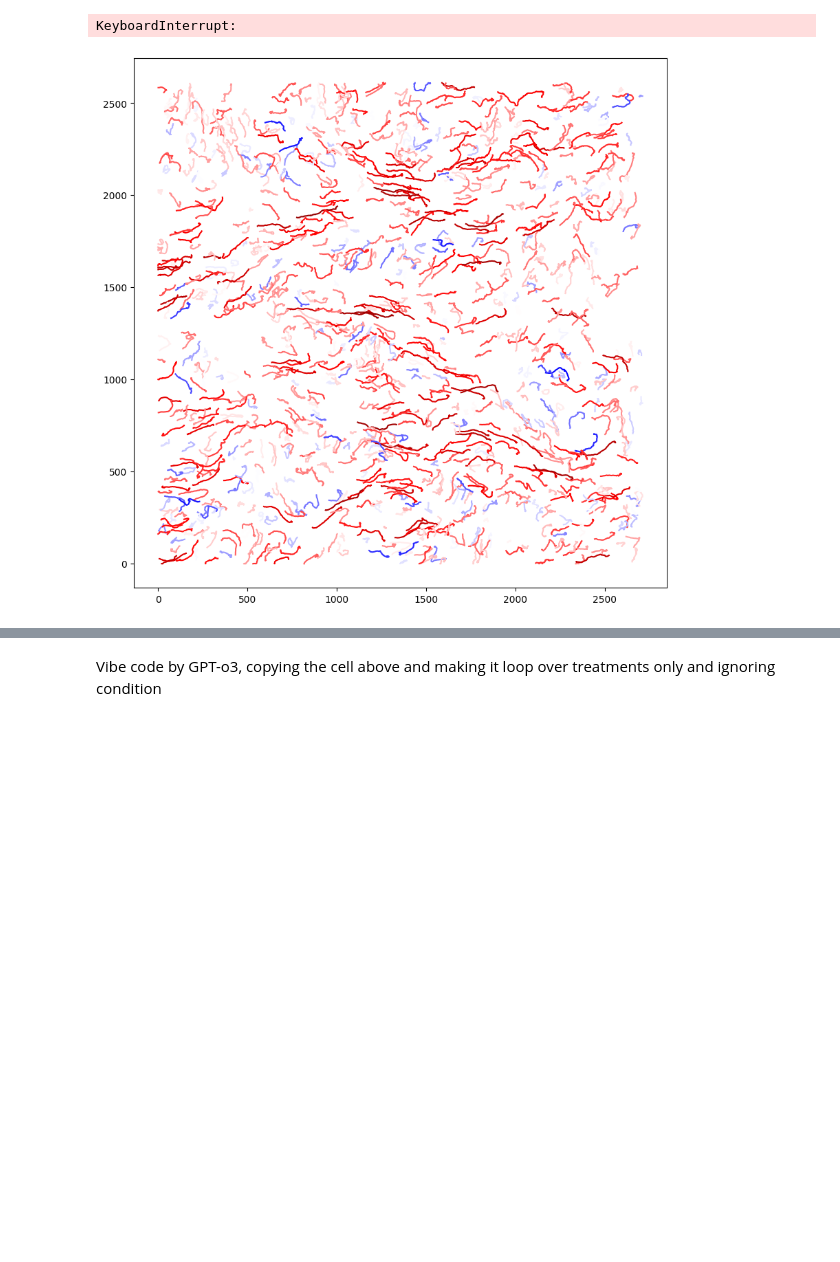
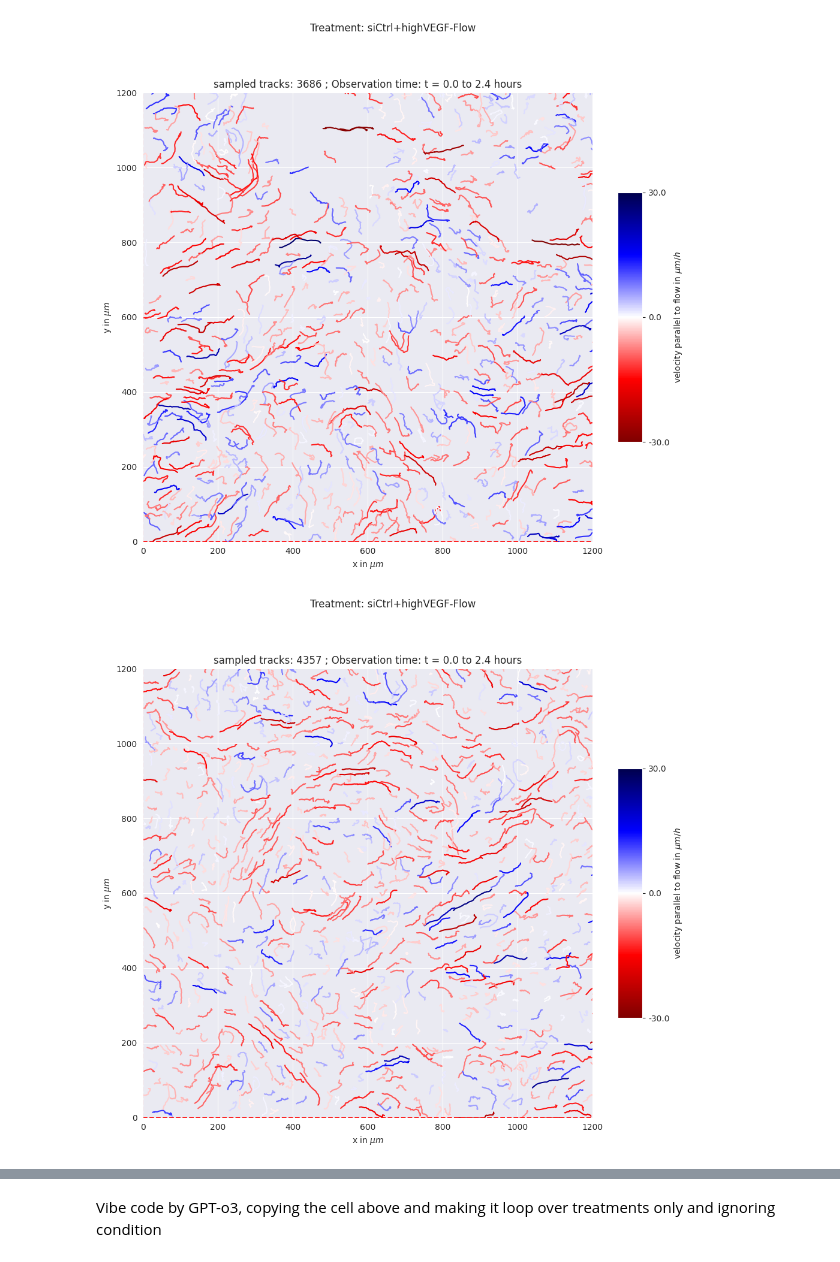
Before and after one commit to Phusiongreen/ec-tracking-analysis_2025, a Jupyter notebook: notebooks/03_A_Plot_Trajectories.ipynb, the cells around one changed output, grey strips where cells are left out. Drawn from its saved outputs; the diff is of its cells as text; code cells hidden in the pictures; blank space fills up the shorter version.

```diff
--- a/notebooks/03_A_Plot_Trajectories.ipynb
+++ b/notebooks/03_A_Plot_Trajectories.ipynb
@@ -14,8 +14,8 @@ cmap = matplotlib.colormaps["seismic_r"]
 # %%
 # read parameters and key file
 
-#parameter_file  = "/media/jpa/Volume/MDC/MDC_data/ec_tracking/trial/parameters_test_set.yml" (Jan's path, just adding mine down)
-parameter_file = "../data/parameters_test_set.yml"
+parameter_file  = "/media/jpa/Volume/MDC/MDC_data/ec_tracking/trial/parameters_test_set.yml" # (Jan's path, just adding mine down)
+#parameter_file = "../data/parameters_test_set.yml"
 parameters = read_parameters(parameter_file)
 
 key_file_path = parameters["key_file"]
@@ -136,68 +202,21 @@ for tracking_data_path, experimentID in zip(list_of_files, experiment_ids):
     fig, ax = plt.subplots(1, 1, figsize=(10, 10))
 
     print("Processing tracking data for experiment:", experimentID)
-
     tracking_data = pd.read_csv(tracking_data_path, low_memory=False)
 
-    observation_period_df = tracking_data[tracking_data["FRAME"] <= observation_time[1]]
-    observation_period_df = observation_period_df[observation_period_df["FRAME"] >= observation_time[0]]
-
-    # Get the first frame of each track
-    tracks_start = observation_period_df[observation_period_df["FRAME"] == observation_time[0]]
-
-    frame_end_point = observation_time[1]
-    if parameters["allow_tracks_shorter_than_observation_time"] == True:
-        if obs_time_length_frames > parameters["min_track_length"]:
-            frame_end_point = observation_time[0] + parameters["min_track_length"]
-
-    # Assign tracks_end using the determined frame
-    tracks_end = observation_period_df[observation_period_df["FRAME"] == frame_end_point]
-
-    track_ids_start = np.array(tracks_start["TRACK_ID"].unique())
-    track_ids_end = np.array(tracks_end["TRACK_ID"].unique())
-
-    unique_common_track_ids = np.intersect1d(track_ids_start, track_ids_end)
-
-    trackID_list = np.unique(unique_common_track_ids)
-
+    # filter data for observation time and get list of track IDs to be plotted
+    observation_period_df, trackID_list = _filter_tracks(tracking_data, parameters)
     print("Available tracks: %s" % len(trackID_list))
-
     number_of_tracks += len(trackID_list)
 
     # plot trajectories
-
     for track_id in trackID_list:
-
-        single_track_df = observation_period_df[observation_period_df["TRACK_ID"] == track_id].copy()
-
-        start_frame = single_track_df["FRAME"].min()
-        end_frame = single_track_df["FRAME"].max()
-        delta_frame = end_frame - start_frame
-
-        delta_hour = delta_frame/parameters["frames_per_hour"]
-
-        row_start = single_track_df[single_track_df["FRAME"] == start_frame]
-        row_end = single_track_df[single_track_df["FRAME"] == end_frame]
-
-        start_x = np.array(row_start["POSITION_X"])[0]
-        start_y = np.array(row_start["POSITION_Y"])[0]
-        end_x = np.array(row_end["POSITION_X"])[0]
-        end_y = np.array(row_end["POSITION_Y"])[0]
-        delta_x = end_x - start_x
-        delta_y = end_y - start_y
-
-        rel_vel = normalize_speed(delta_x/delta_hour, min_vel_lim, max_vel_lim)
-
-        if delta_x/delta_hour > max_vel:
-            max_vel = delta_x/delta_hour
-        if delta_x/delta_hour < min_vel:
-            min_vel = delta_x/delta_hour
-
+        rel_vel, max_vel, min_vel, single_track_df, _, _ = _calc_rel_vel(observation_period_df, track_id, min_vel_lim, max_vel_lim, max_vel, min_vel, parameters)
         ax.plot(single_track_df["POSITION_X"],single_track_df["POSITION_Y"], color = cmap(rel_vel))
 
     # add colorbar
     sm = plt.cm.ScalarMappable(cmap=cmap, norm=plt.Normalize(vmin=0, vmax=1))
-    cbar = fig.colorbar(sm, ax=ax, label='velocity parallel to flow in $\mu m/h$', aspect=10, fraction = 0.05)
+    cbar = fig.colorbar(sm, ax=ax, label=r'velocity parallel to flow in $\mu m/h$', aspect=10, fraction = 0.05)
     cbar.set_ticks([0.0,0.5,1.0])
     mid_vel = (max_vel_lim + min_vel_lim)/2
     cbar.set_ticklabels([min_vel_lim, mid_vel, max_vel_lim])
@@ -228,8 +247,8 @@ for tracking_data_path, experimentID in zip(list_of_files, experiment_ids):
                 " to " + str(np.round(end_time_hours, 1)) + " hours")
     fig.suptitle(title_top)
     ax.set_title(title_bottom)
-    ax.set_xlabel("x in $\mu m$")
-    ax.set_ylabel("y in $\mu m$")
+    ax.set_xlabel(r"x in $\mu m$")
+    ax.set_ylabel(r"y in $\mu m$")
     ax.set_aspect(1)
     plt.tight_layout()
 
@@ -242,2 +270,2 @@ Available tracks: 3686
-KeyboardInterrupt:
-[figure, old version]
+[figure, new version]
+[figure, added]
```
Also changed, not shown: parts of 6 cells of this notebook, 3 other files.
